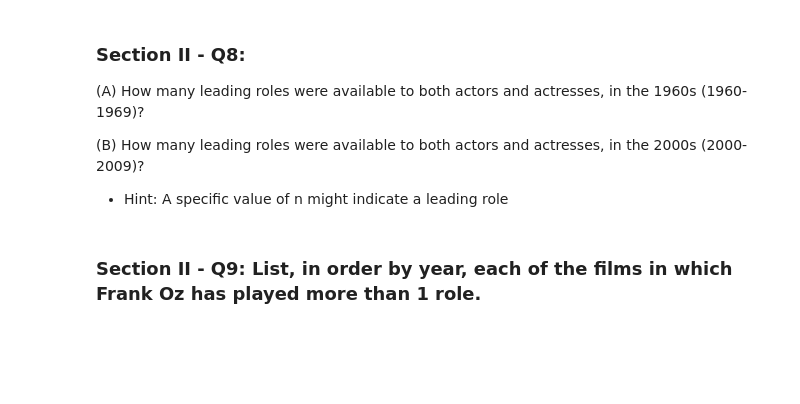
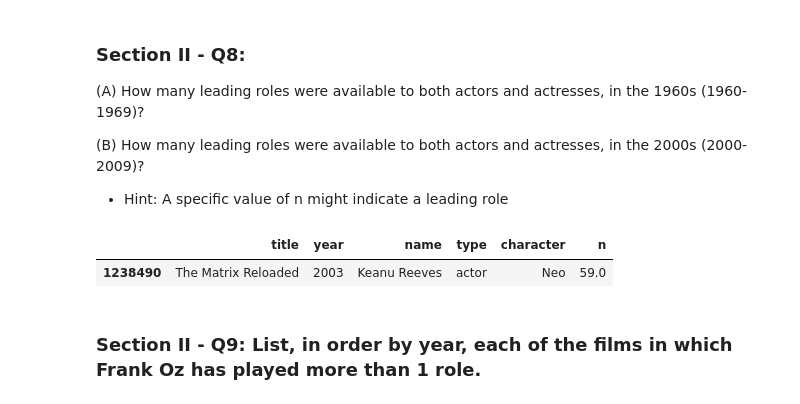
Before and after one commit to liambarstad/mec-mini-projects, a Jupyter notebook: mec-5.3.10-data-wranging-with-pandas-mini-project/Mini_Project_Data_Wrangling_Pandas.ipynb, the cells around one changed output. Saved outputs shown, nothing was run; the diff lists cells and outputs as text; code cells hidden in the pictures; blank space fills up the shorter version.

```diff
--- a/mec-5.3.10-data-wranging-with-pandas-mini-project/Mini_Project_Data_Wrangling_Pandas.ipynb
+++ b/mec-5.3.10-data-wranging-with-pandas-mini-project/Mini_Project_Data_Wrangling_Pandas.ipynb
@@ -550,6 +550,11 @@ Text(0.5, 1.0, 'Hamlet Films per Decade')
 (B) How many leading roles were available to both actors and actresses, in the 2000s (2000-2009)?
 
 - Hint: A specific value of n might indicate a leading role
+# %%
+movie_cast[(movie_cast.title == 'The Matrix Reloaded') & (movie_cast.character == 'Neo')].sort_values(by='n')
+# %% [output]
+|  | title | year | name | type | character | n |
+| 1238490 | The Matrix Reloaded | 2003 | Keanu Reeves | actor | Neo | 59.0 |
 # %% [markdown]
 ### Section II - Q9: List, in order by year, each of the films in which Frank Oz has played more than 1 role.
 # %%
```
Also changed, not shown: parts of 2 cells of this notebook, 1 other file.
